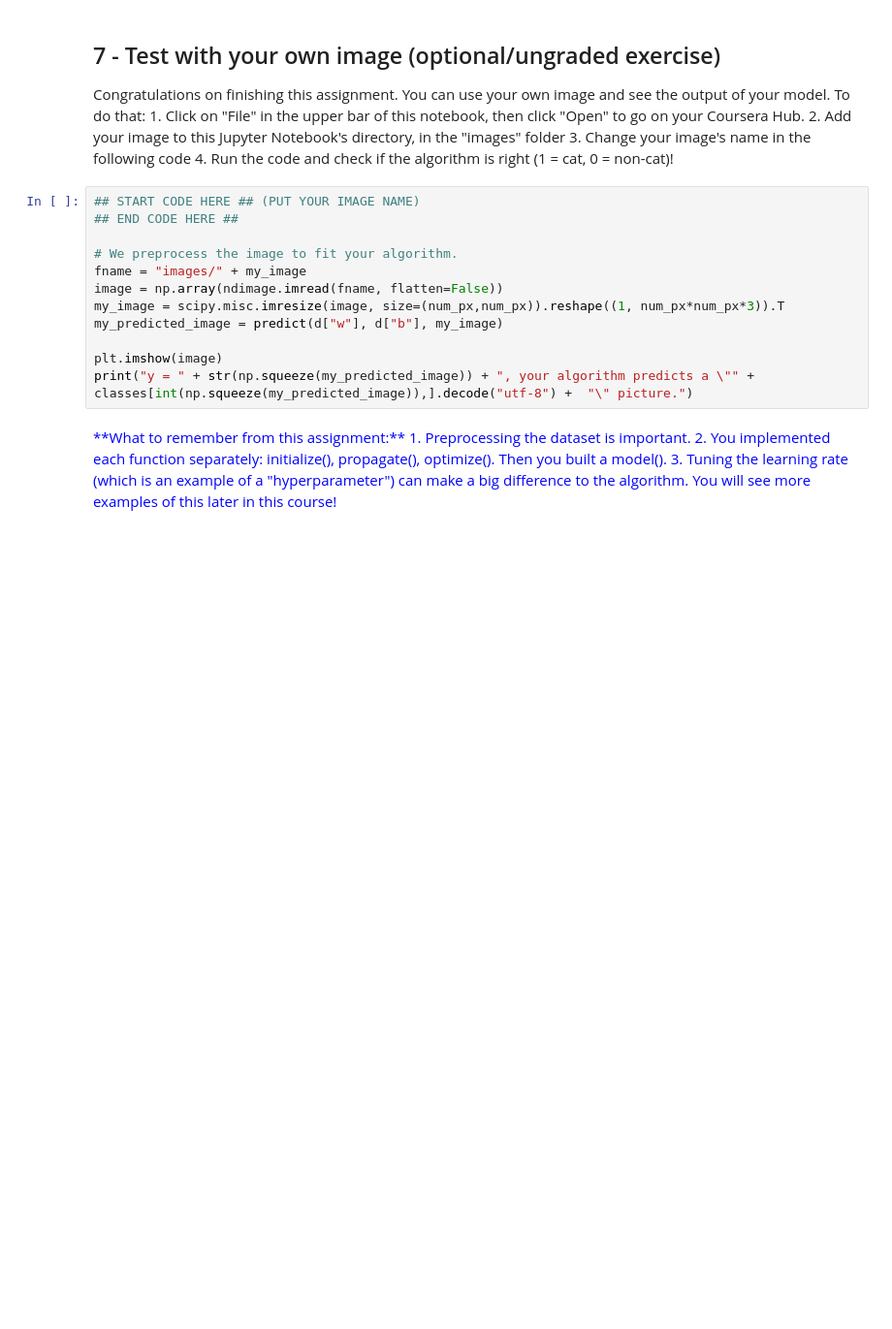
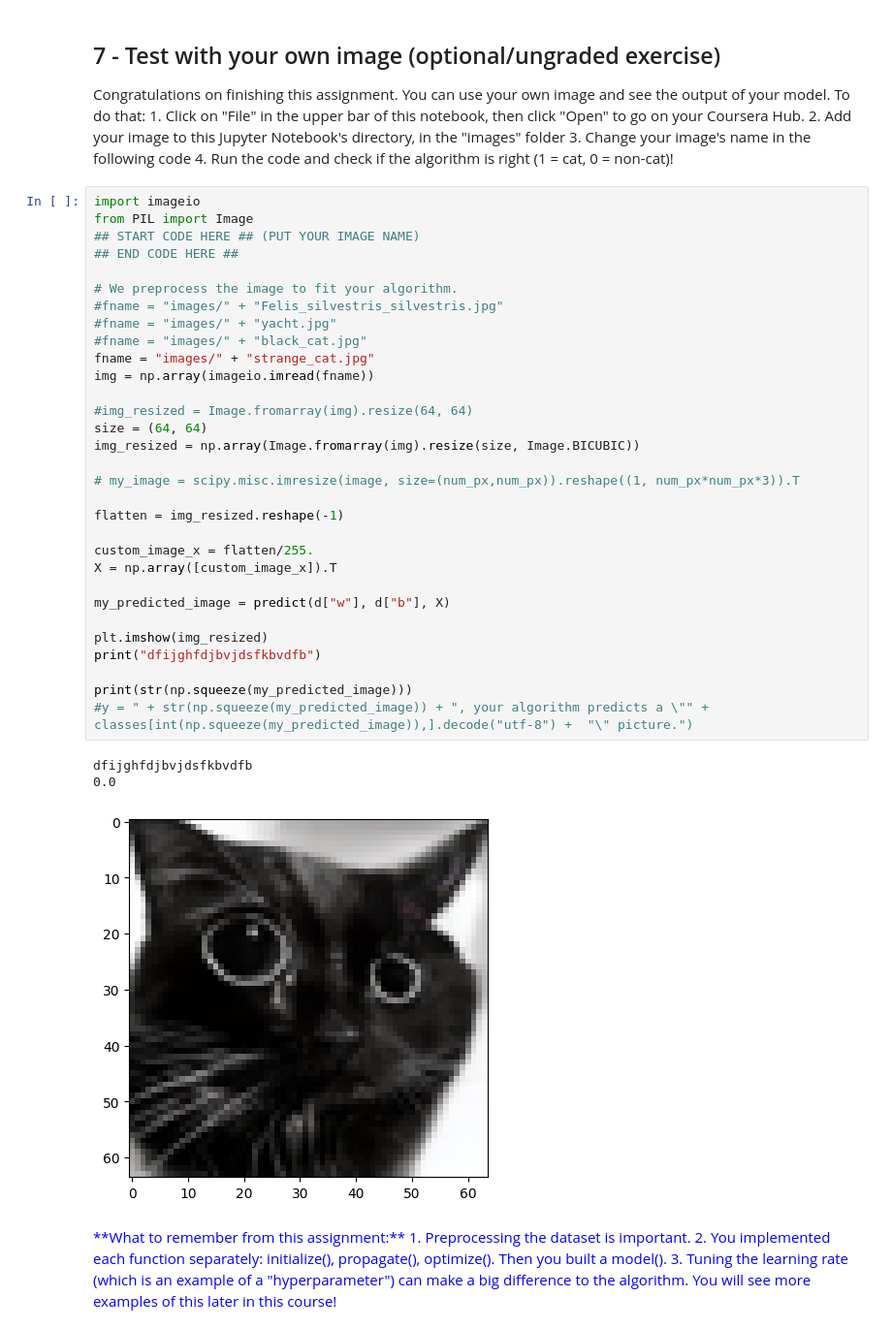
Before and after one commit to altair961/DeepLearning, a Jupyter notebook: deeplearning.ai-Assignments/Neural-networks-Deep-learning/Week2/Logistic+Regression+with+a+Neural+Network+mindset+v4.ipynb, the cells around one changed output. Shown: that part at 97% size. Cells and saved outputs as stored; diff of their text form; blank space fills up the shorter version.

```diff
--- a/deeplearning.ai-Assignments/Neural-networks-Deep-learning/Week2/Logistic+Regression+with+a+Neural+Network+mindset+v4.ipynb
+++ b/deeplearning.ai-Assignments/Neural-networks-Deep-learning/Week2/Logistic+Regression+with+a+Neural+Network+mindset+v4.ipynb
@@ -776,17 +812,40 @@ Congratulations on finishing this assignment. You can use your own image and see
     3. Change your image's name in the following code
     4. Run the code and check if the algorithm is right (1 = cat, 0 = non-cat)!
 # %%
+import imageio
+from PIL import Image
 ## START CODE HERE ## (PUT YOUR IMAGE NAME)
 ## END CODE HERE ##
 
 # We preprocess the image to fit your algorithm.
-fname = "images/" + my_image
-image = np.array(ndimage.imread(fname, flatten=False))
-my_image = scipy.misc.imresize(image, size=(num_px,num_px)).reshape((1, num_px*num_px*3)).T
-my_predicted_image = predict(d["w"], d["b"], my_image)
+#fname = "images/" + "Felis_silvestris_silvestris.jpg"
+#fname = "images/" + "yacht.jpg"
+#fname = "images/" + "black_cat.jpg"
+fname = "images/" + "strange_cat.jpg"
+img = np.array(imageio.imread(fname))
 
-plt.imshow(image)
-print("y = " + str(np.squeeze(my_predicted_image)) + ", your algorithm predicts a \"" + classes[int(np.squeeze(my_predicted_image)),].decode("utf-8") +  "\" picture.")
+#img_resized = Image.fromarray(img).resize(64, 64)
+size = (64, 64)
+img_resized = np.array(Image.fromarray(img).resize(size, Image.BICUBIC))
+
+# my_image = scipy.misc.imresize(image, size=(num_px,num_px)).reshape((1, num_px*num_px*3)).T
+
+flatten = img_resized.reshape(-1)
+
+custom_image_x = flatten/255.
+X = np.array([custom_image_x]).T
+
+my_predicted_image = predict(d["w"], d["b"], X)
+
+plt.imshow(img_resized)
+print("dfijghfdjbvjdsfkbvdfb")
+
+print(str(np.squeeze(my_predicted_image)))
+#y = " + str(np.squeeze(my_predicted_image)) + ", your algorithm predicts a \"" + classes[int(np.squeeze(my_predicted_image)),].decode("utf-8") +  "\" picture.")
+# %% [output]
+dfijghfdjbvjdsfkbvdfb
+0.0
+[figure, added]
 # %% [markdown]
 <font color='blue'>
 **What to remember from this assignment:**
```
Also changed, not shown: parts of 17 cells of this notebook, 4 other files.
